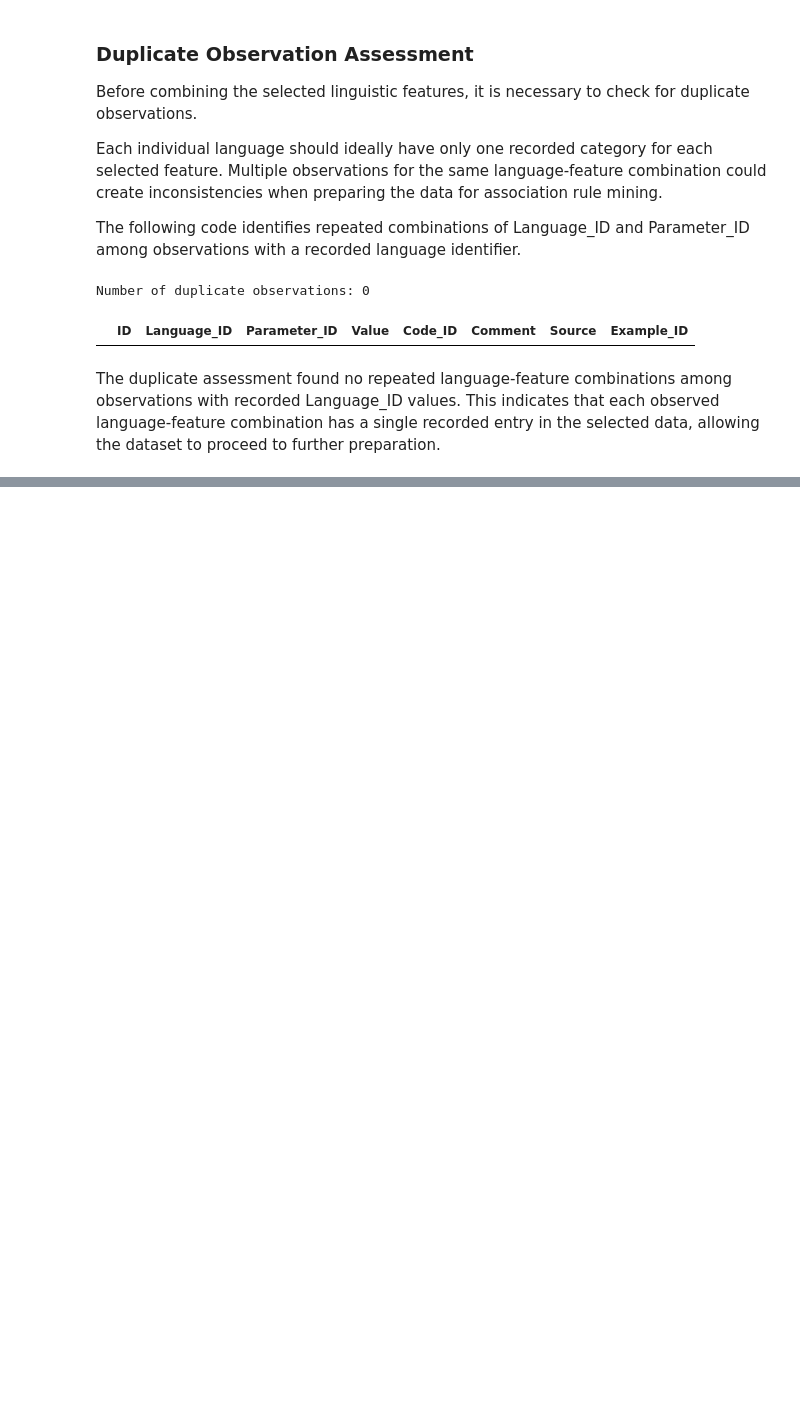
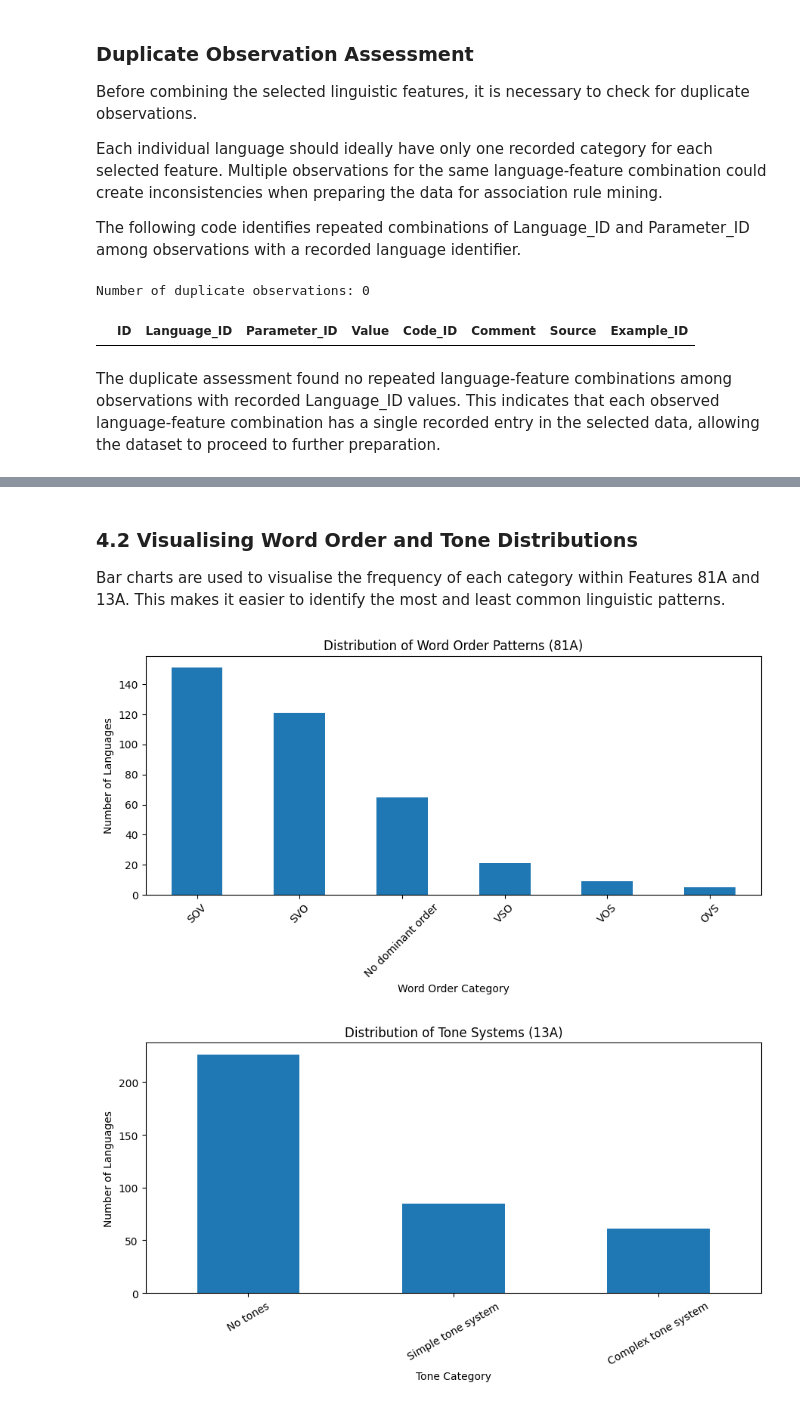
Before and after one commit to Rani-Wheeza/wals-linguistic-association-analysis, a Jupyter notebook: notebooks/01_wals_data_understanding.ipynb, the cells around one changed output, grey strips where cells are left out. Cells and saved outputs as stored; diff of their text form; code cells hidden in the pictures; blank space fills up the shorter version.

```diff
--- a/notebooks/01_wals_data_understanding.ipynb
+++ b/notebooks/01_wals_data_understanding.ipynb
@@ -571,0 +1282,38 @@ The duplicate assessment found no repeated language-feature combinations among o
+# %% [markdown]
+### 4.2 Visualising Word Order and Tone Distributions
+
+Bar charts are used to visualise the frequency of each category within Features 81A and 13A. This makes it easier to identify the most and least common linguistic patterns.
+# %%
+import matplotlib.pyplot as plt
+
+# Plot word order distribution
+plt.figure(figsize=(9, 5))
+
+primary_analysis["81A"].value_counts().plot(
+    kind="bar",
+    rot=45
+)
+
+plt.title("Distribution of Word Order Patterns (81A)")
+plt.xlabel("Word Order Category")
+plt.ylabel("Number of Languages")
+plt.tight_layout()
+plt.show()
+
+
+# Plot tone distribution
+plt.figure(figsize=(9, 5))
+
+primary_analysis["13A"].value_counts().plot(
+    kind="bar",
+    rot=30
+)
+
+plt.title("Distribution of Tone Systems (13A)")
+plt.xlabel("Tone Category")
+plt.ylabel("Number of Languages")
+plt.tight_layout()
+plt.show()
+# %% [output]
+[figure, added]
+[figure, added]
```
Also changed, not shown: parts of 36 cells of this notebook.
